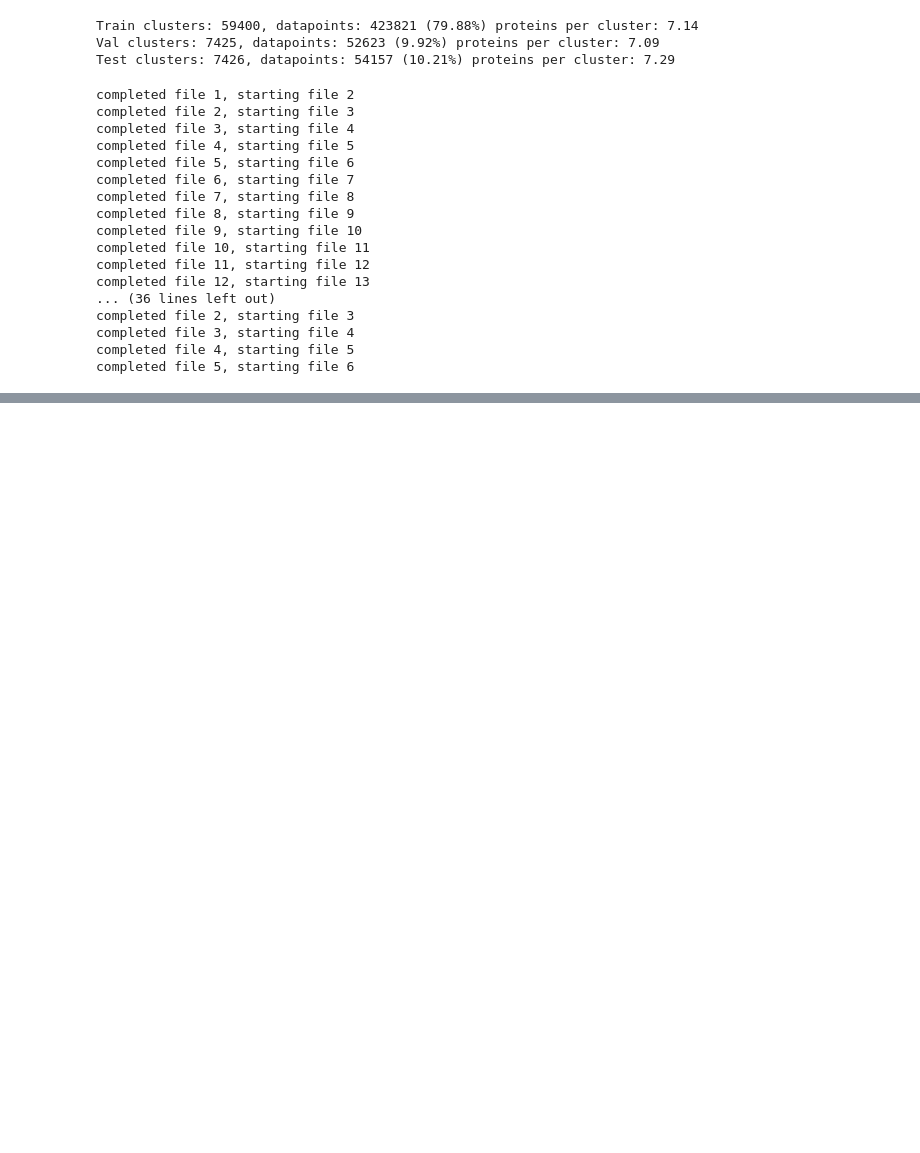
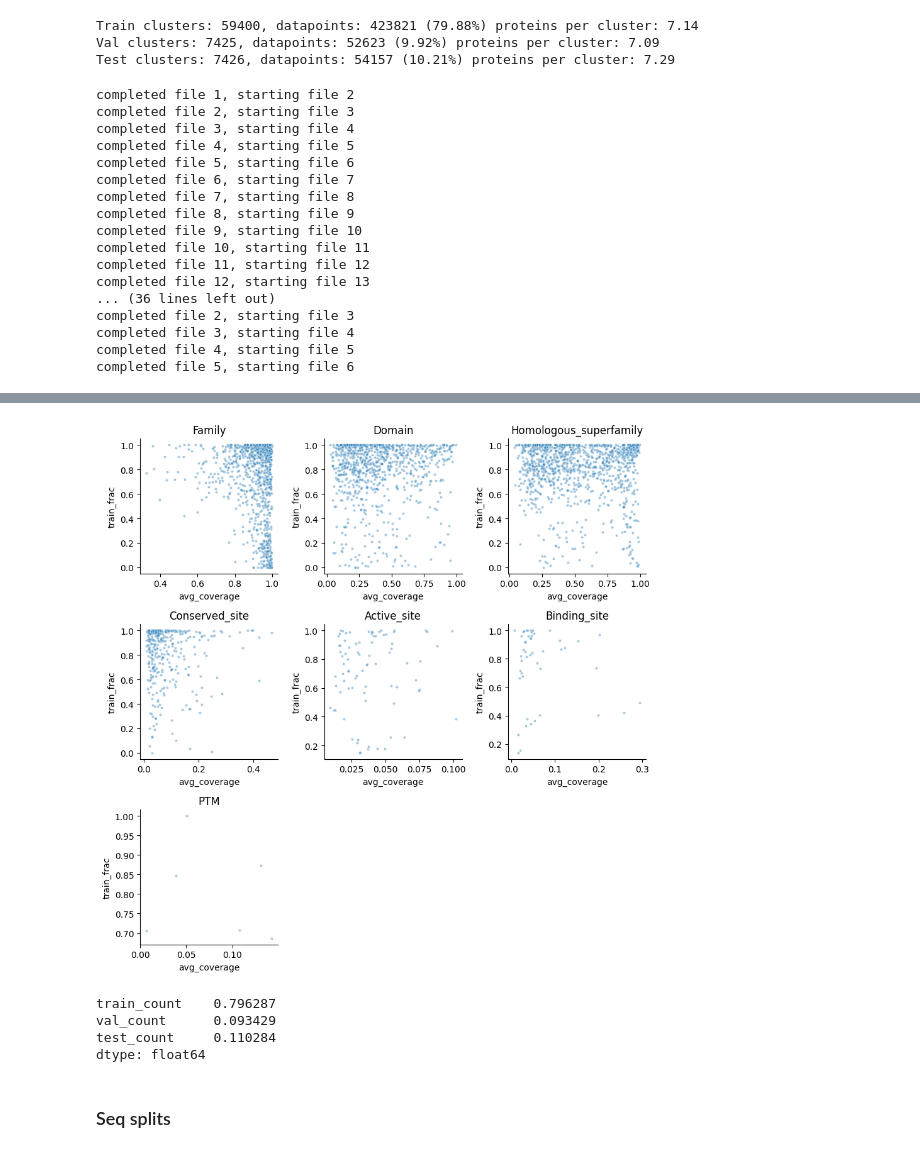
Before and after one commit to rcalef/magneton, a Jupyter notebook: experiments/create_dataset_splits.ipynb, the cells around one changed output, grey strips where cells are left out. Drawn from its saved outputs; the diff is of its cells as text; code cells hidden in the pictures; blank space fills up the shorter version.

```diff
--- a/experiments/create_dataset_splits.ipynb
+++ b/experiments/create_dataset_splits.ipynb
@@ -206,0 +520,42 @@ completed file 5, starting file 6
+# %%
+# Create a FacetGrid
+g = sns.FacetGrid(combined_counts, col="element_type", col_wrap=3, sharex=False, sharey=False)
+
+# Define the plotting function
+def plot_facet(data, **kwargs):
+    elem_type = data['element_type'].iloc[0]
+
+    sns.scatterplot(
+        x="avg_coverage",
+        y="train_frac",
+        marker=".",
+        alpha=0.4,
+        data=data,
+        **kwargs,
+    )
+    plt.title(elem_type)
+
+# Map the plotting function to each facet
+g.map_dataframe(plot_facet)
+
+# Adjust titles to show only the element type
+for ax, title in zip(g.axes.flat, g.col_names):
+    ax.set_title(title)
+
+#plt.suptitle("Unique elements by threshold")
+
+# Adjust layout
+plt.tight_layout()
+plt.show()
+# %% [output]
+[figure, added]
+# %%
+x = combined_counts.query("element_type == 'Domain'")[["train_count", "val_count", "test_count"]].sum()
+x / x.sum()
+# %% [output]
+train_count    0.796287
+val_count      0.093429
+test_count     0.110284
+dtype: float64
+# %% [markdown]
+### Seq splits
```
Also changed, not shown: parts of 27 cells of this notebook, 2 other files.
